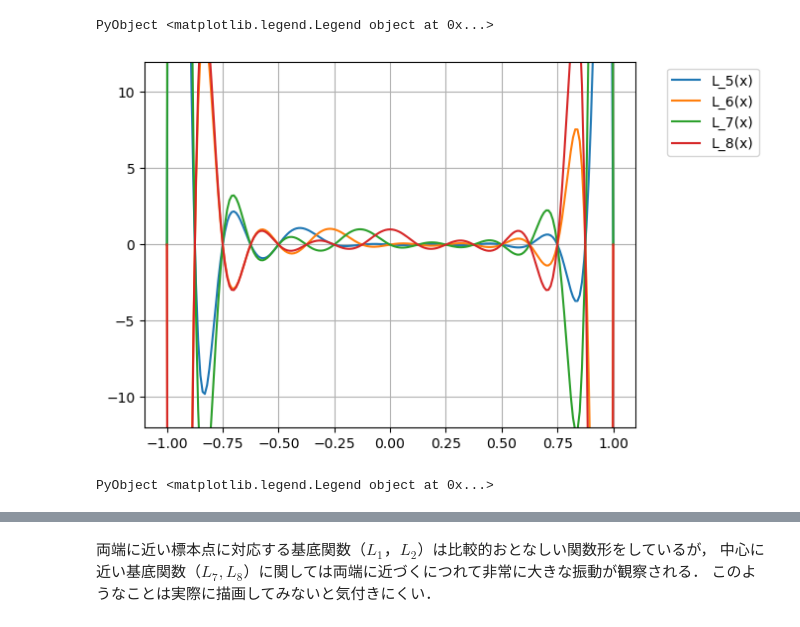
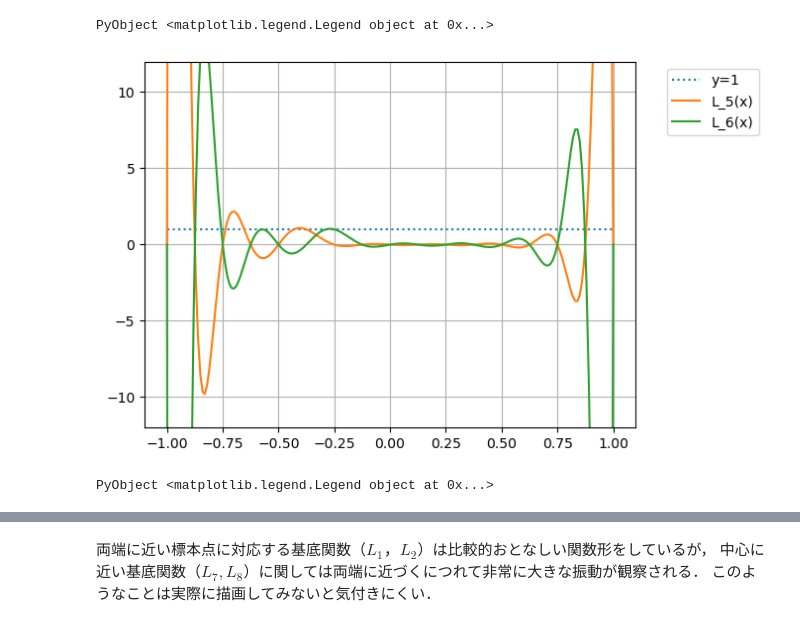
Before and after one commit to ioikawa/NumericalAnalysis, a Jupyter notebook: 関数補間_LagnrageInterpolation.ipynb, the cells around one changed output, grey strips where cells are left out. Saved outputs shown, nothing was run; the diff lists cells and outputs as text; code cells hidden in the pictures.

```diff
--- a/関数補間_LagnrageInterpolation.ipynb
+++ b/関数補間_LagnrageInterpolation.ipynb
@@ -82,12 +85,15 @@ legend(bbox_to_anchor=(1.05, 1), loc="upper left")    # 凡例
 [figure]
 PyObject <matplotlib.legend.Legend object at 0x...>
 # %%
-for i in 5:8
+plot(t, [1 for x in t], ls=":", label="y=1")
+
+for i in 5:6
     plot(t, [L(i+1,x) for x in t], label="L_$i(x)") # 番号が1つずれる
 end
+
 ylim([-12,12])    # y軸方向の描画範囲を設定
 grid()  # グリッド表示ON
 legend(bbox_to_anchor=(1.05, 1), loc="upper left")    # 凡例
 # %% [output]
-[figure, old version]
+[figure, new version]
 PyObject <matplotlib.legend.Legend object at 0x...>
```
Also changed, not shown: parts of 3 cells of this notebook.
